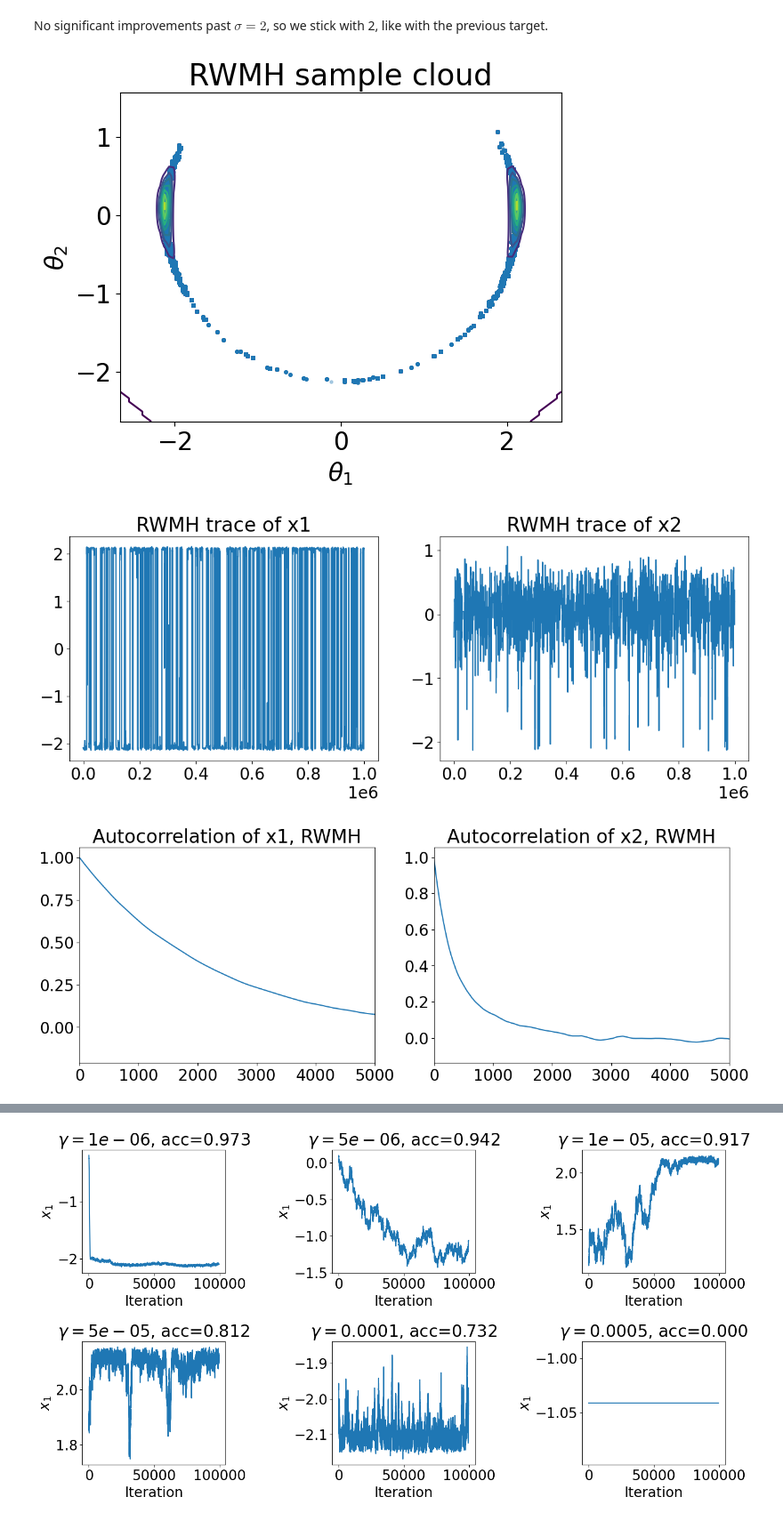
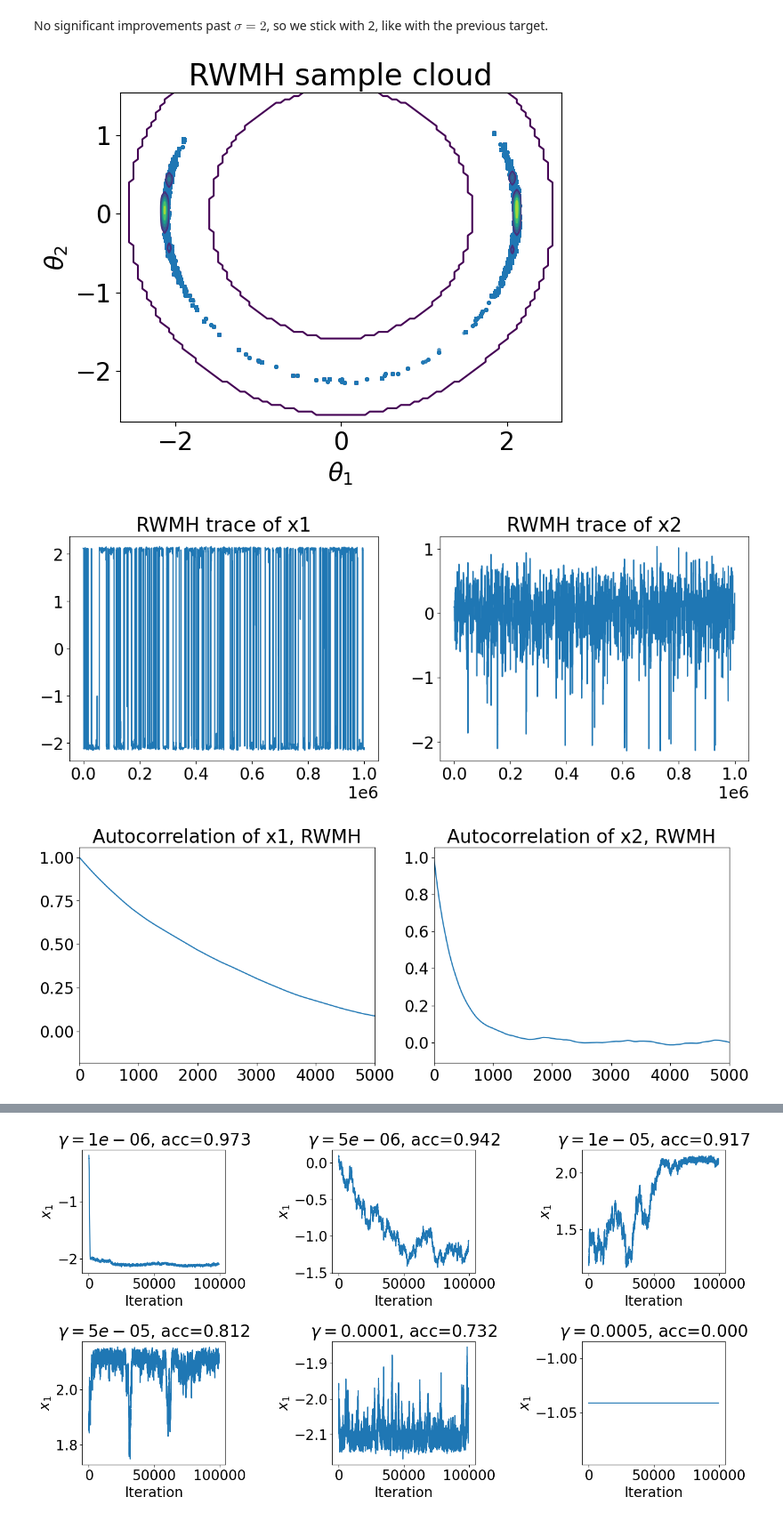
Before and after one commit to alisaklymchuk/stochastic_simulation_math60047, a Jupyter notebook: coursework.ipynb, the cells around one changed output, grey strips where cells are left out. Shown at 89% size. Drawn from its saved outputs; the diff is of its cells as text; code cells hidden in the pictures.

```diff
--- a/coursework.ipynb
+++ b/coursework.ipynb
@@ -943,6 +943,7 @@ This algorithm is very well suited for out target, since it updates the coordina
 We now let $\sigma_y = 0.05$ and re-run all the samplers. Since changing this parameter changes the target posterior, we will need to re-tune the hyperparameters of the samplers as well.
 # %%
 log_post_1g =  log_posterior_factory(sigma_y=0.05)
+post_1g = posterior_factory(sigma_y=0.05)
 grad_log_1g = grad_log_posterior_factory(sigma_y=0.05)
 # %%
 # New RWMH
@@ -958,11 +959,11 @@ No significant improvements past $\sigma=2$, so we stick with 2, like with the p
 # %%
 
 rwmh_samples, acc = rwmh(log_post_1g, sigma=2)
-samples_cloud(rwmh_samples, "RWMH sample cloud")
+samples_cloud(rwmh_samples, "RWMH sample cloud", posterior=post_1g)
 trace_plots(rwmh_samples, "RWMH")
 autocorr_plots(rwmh_samples, "RWMH")
-hist(rwmh_samples, "RWMH")
+hist(rwmh_samples, "RWMH", posterior=post_1g)
 # %% [output]
-[figure, old version]
+[figure, new version]
-[figure, old version]
+[figure, new version]
-[figure, old version]
+[figure, new version]
```
Also changed, not shown: parts of 16 cells of this notebook.
